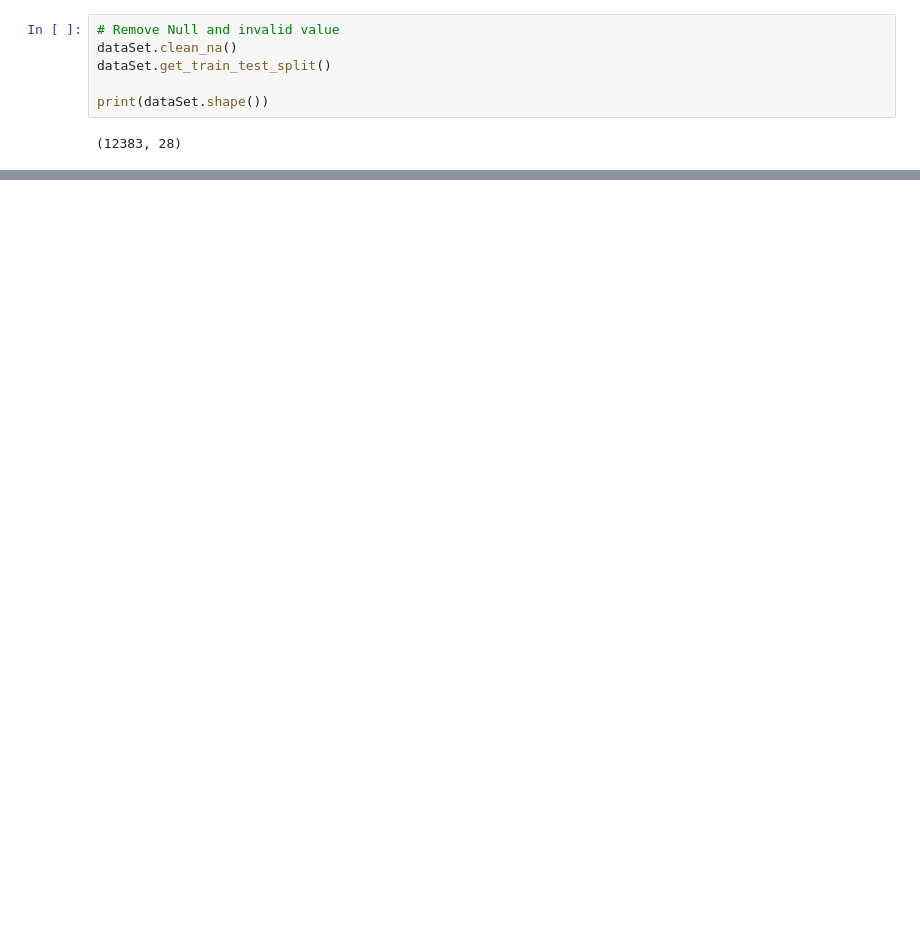
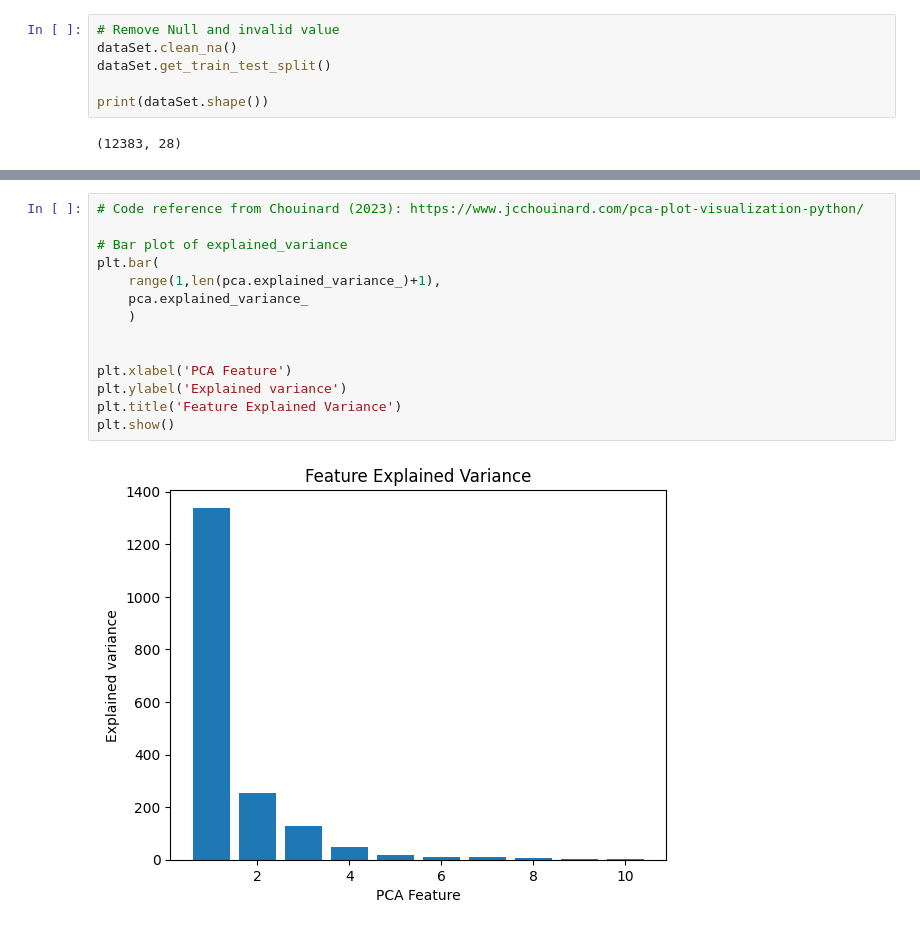
Before and after one commit to Lem-c/DS-reg-vs-nn, a Jupyter notebook: DS_23096666.ipynb, the cells around one changed output, grey strips where cells are left out. Cells and saved outputs as stored; diff of their text form; blank space fills up the shorter version.

```diff
--- a/DS_23096666.ipynb
+++ b/DS_23096666.ipynb
@@ -631,0 +720,16 @@ Train: [     0      1      2 ... 538458 538459 538460] Test: [     9     10
+# %%
+# Code reference from Chouinard (2023): https://www.jcchouinard.com/pca-plot-visualization-python/
+
+# Bar plot of explained_variance
+plt.bar(
+    range(1,len(pca.explained_variance_)+1),
+    pca.explained_variance_
+    )
+
+
+plt.xlabel('PCA Feature')
+plt.ylabel('Explained variance')
+plt.title('Feature Explained Variance')
+plt.show()
+# %% [output]
+[figure, added]
```
Also changed, not shown: parts of 69 cells of this notebook, 6 other files.
